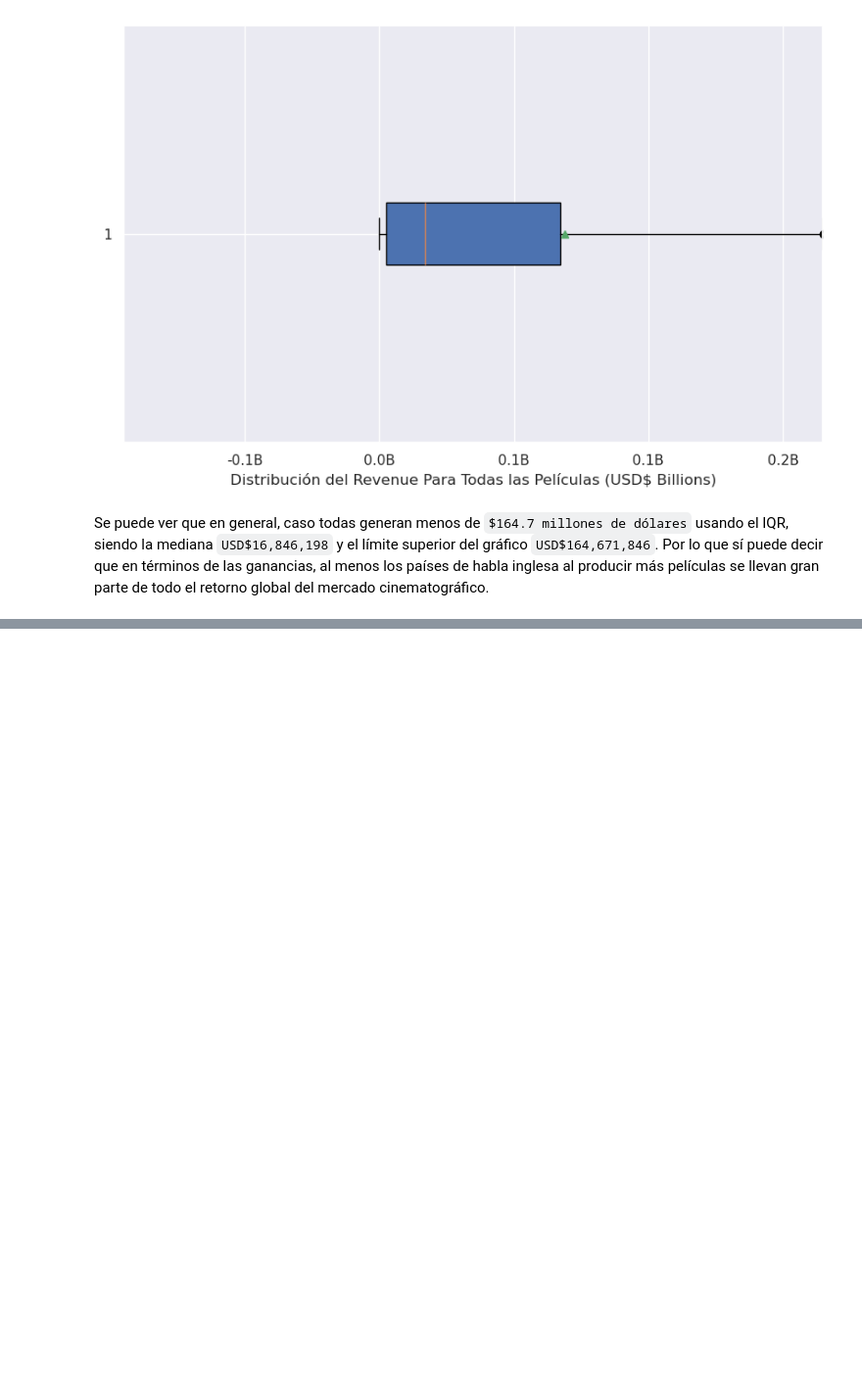
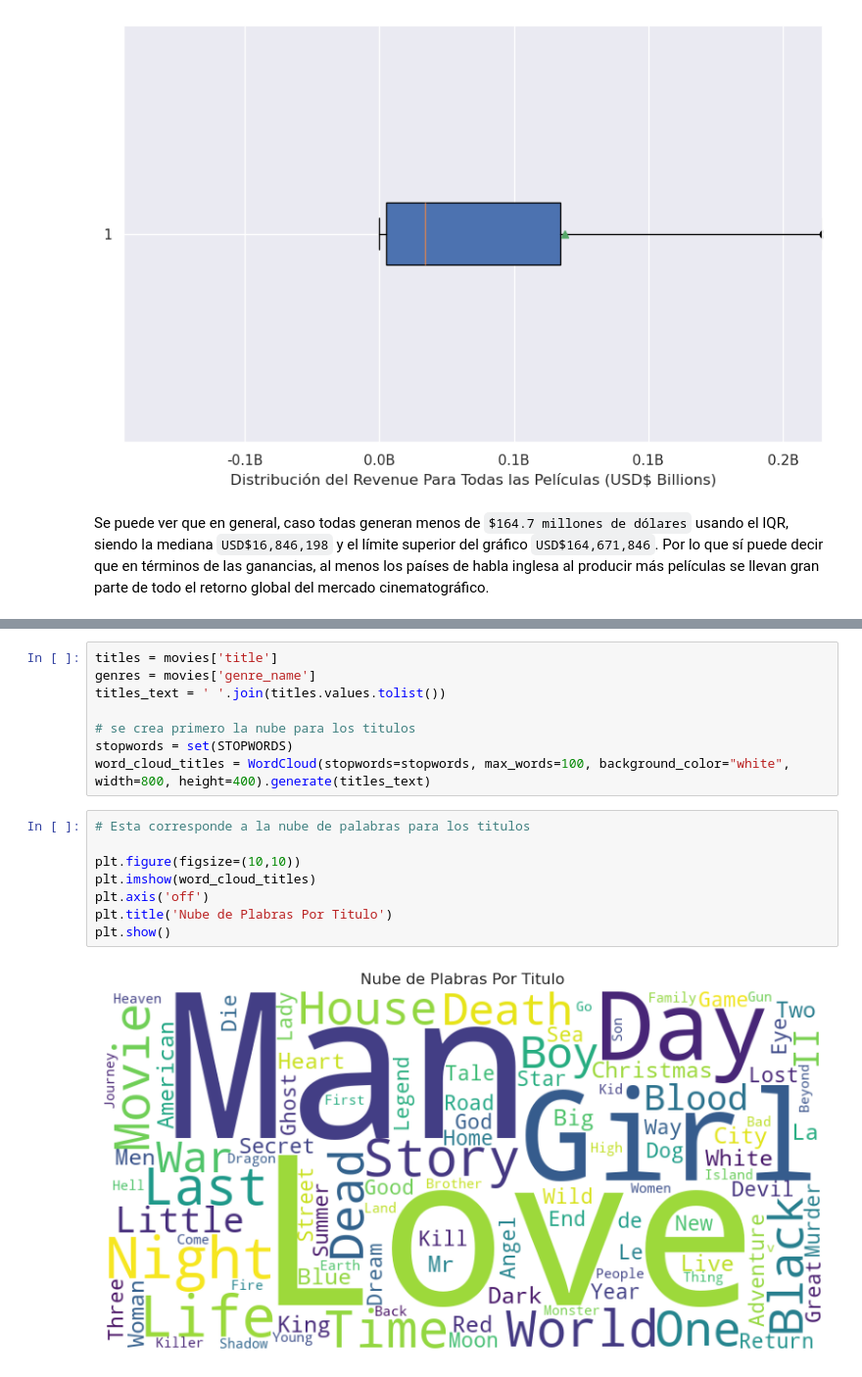
Before and after one commit to dnewbie25/Movie-Recommender-App, a Jupyter notebook: Machine Learning Model/Movies_Analysis.ipynb, the cells around one changed output, grey strips where cells are left out. Shown: that part at 98% size. Saved outputs shown, nothing was run; the diff lists cells and outputs as text; blank space fills up the shorter version.

Commit message:
Movies analysis finished

```diff
--- a/Machine Learning Model/Movies_Analysis.ipynb
+++ b/Machine Learning Model/Movies_Analysis.ipynb
@@ -236,0 +258,18 @@ Se puede ver que en general, caso todas generan menos de `$164.7 millones de dó
+# %%
+titles = movies['title']
+genres = movies['genre_name']
+titles_text = ' '.join(titles.values.tolist())
+
+# se crea primero la nube para los titulos
+stopwords = set(STOPWORDS)
+word_cloud_titles = WordCloud(stopwords=stopwords, max_words=100, background_color="white", width=800, height=400).generate(titles_text)
+# %%
+# Esta corresponde a la nube de palabras para los titulos
+
+plt.figure(figsize=(10,10))
+plt.imshow(word_cloud_titles)
+plt.axis('off')
+plt.title('Nube de Plabras Por Titulo')
+plt.show()
+# %% [output]
+[figure, added]
```
Also changed, not shown: parts of 7 cells of this notebook.
